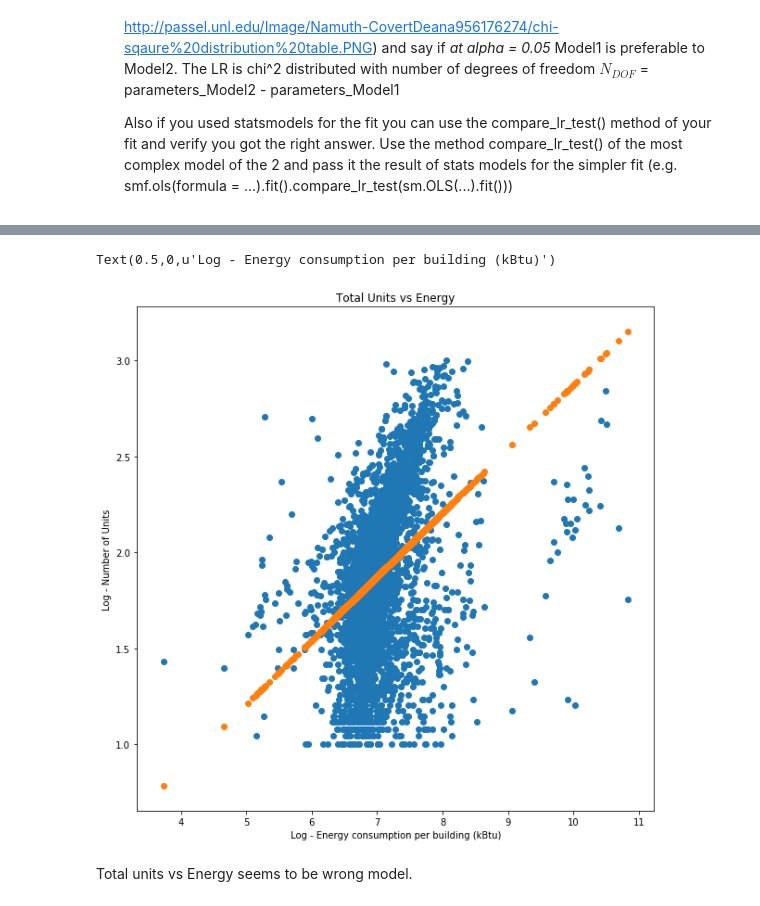
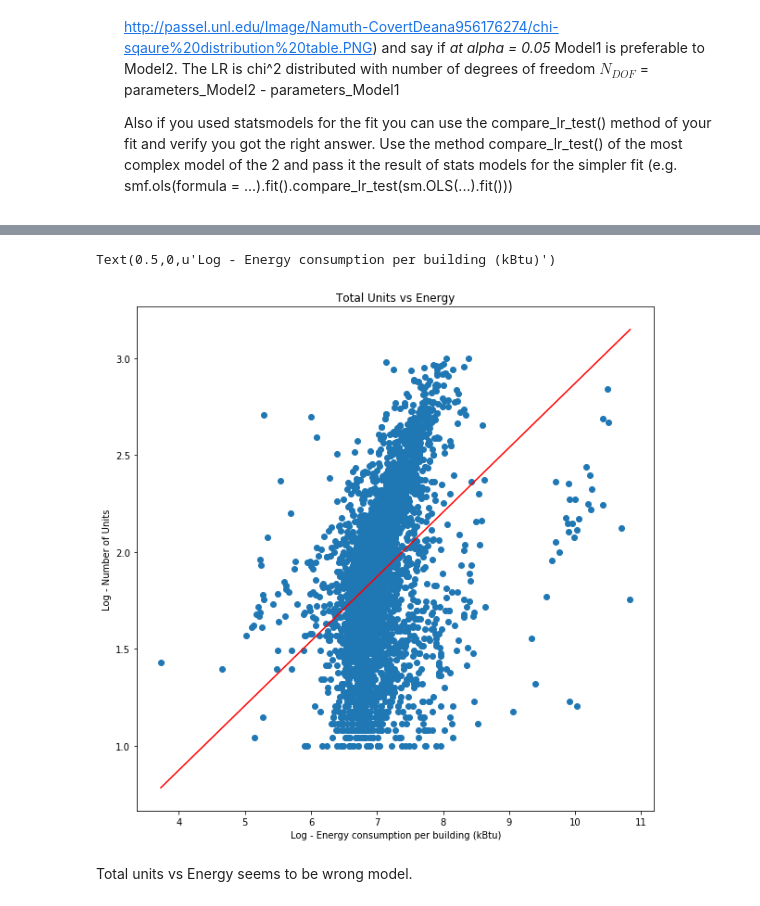
Before and after one commit to srikanth261/PUI2017_sn2495, a Jupyter notebook: HW6_sn2495/HW6_sn2495.ipynb, the cells around one changed output, grey strips where cells are left out. Drawn from its saved outputs; the diff is of its cells as text; code cells hidden in the pictures.

```diff
--- a/HW6_sn2495/HW6_sn2495.ipynb
+++ b/HW6_sn2495/HW6_sn2495.ipynb
@@ -393,18 +395,18 @@ OLS Regression Results
 # %%
 Y = sm.add_constant(np.log10(y))
 linmodel_2 = sm.OLS(log_x, Y, missing='drop').fit()
 
 x_hat = linmodel_2.predict(Y)
 
 fig,ax = plt.subplots(1,1,figsize = (10,10))
 ax.scatter(log_y, log_x)
-ax.scatter(log_y, x_hat)
+ax.plot(np.sort(np.log10(y)), np.sort(x_hat), color = 'red')
 plt.title('Total Units vs Energy')
 plt.ylabel('Log - Number of Units')
 plt.xlabel('Log - Energy consumption per building (kBtu)')
 # %% [output]
 Text(0.5,0,u'Log - Energy consumption per building (kBtu)')
-[figure, old version]
+[figure, new version]
 # %% [markdown]
 Total units vs Energy seems to be wrong model.
 # %%
```
Also changed, not shown: parts of 11 cells of this notebook.
